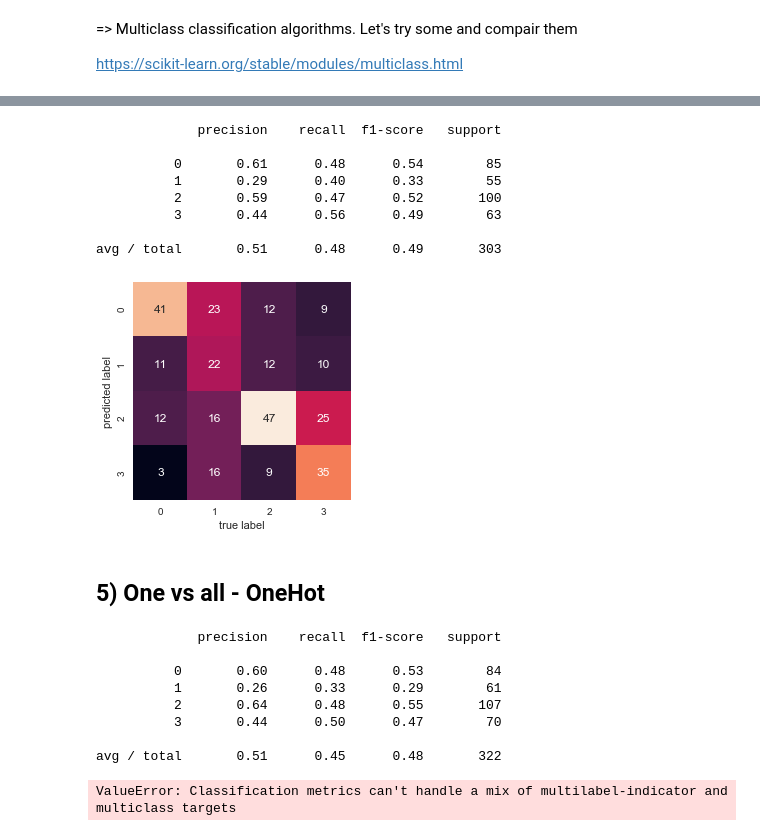
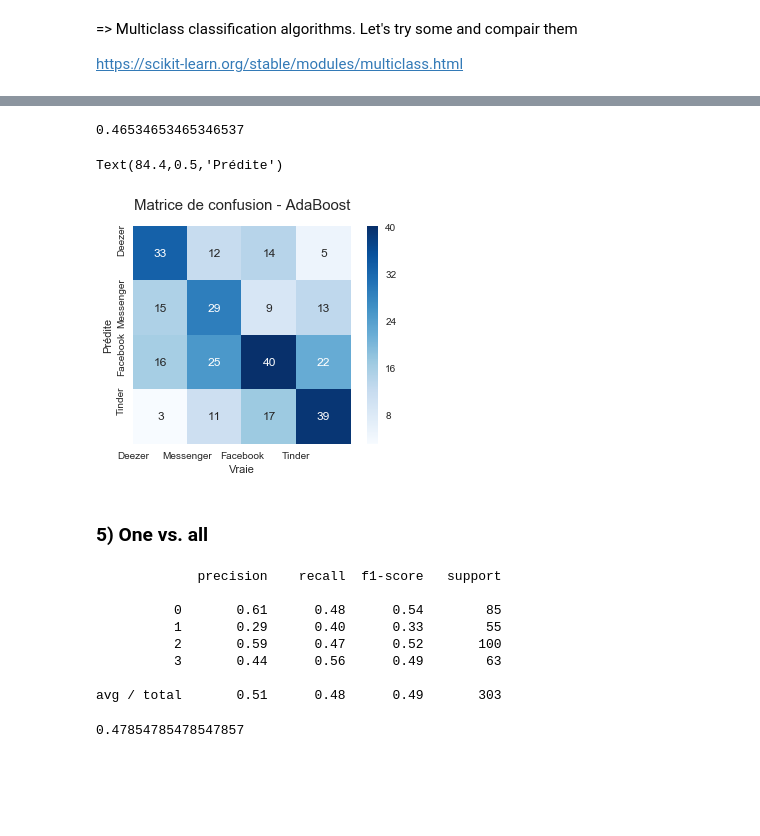
Before and after one commit to DatenBiene/Reco_Logo, a Jupyter notebook: Machine Learning on Logo Recognition - Soso.ipynb, the cells around one changed output, grey strips where cells are left out. Cells and saved outputs as stored; diff of their text form; code cells hidden in the pictures; blank space fills up the shorter version.

```diff
--- a/Machine Learning on Logo Recognition - Soso.ipynb
+++ b/Machine Learning on Logo Recognition - Soso.ipynb
@@ -332,0 +287,4 @@ plt.ylabel('predicted label');
+# %%
+AdaBoost = AdaBoostClassifier()
+AdaBoost.fit(Train_dic['data'], Train_dic['label_num'])
+ypred_ML4 = AdaBoost.predict(Test_dic['data'])
@@ -333,3 +302,26 @@ plt.ylabel('predicted label');
+# %%
+# Accuracy Score
+print(metrics.accuracy_score(ypred_ML4, Test_dic['label_num']))
+# %% [output]
+0.46534653465346537
+# %%
+# Matrice de confusion
+
+mat = confusion_matrix(Test_dic['label_num'], ypred_ML4)
+sns.heatmap(mat.T, cmap="Blues", square=True, annot=True)
+
+plt.title('Matrice de confusion - AdaBoost', y=1.05, size=15)
+
+tick_marks = np.arange(num_classes)
+plt.xticks(tick_marks, [num_to_label[i] for i in range(num_classes)])
+plt.yticks(tick_marks, [num_to_label[i] for i in range(num_classes)])
+plt.xlabel('Vraie')
+plt.ylabel('Prédite')
+# %% [output]
+Text(84.4,0.5,'Prédite')
+[figure, added]
+# %% [markdown]
+### 5) One vs. all
 # %%
 from sklearn.multiclass import OneVsRestClassifier
 from sklearn.svm import LinearSVC
@@ -348,14 +340,3 @@ print(metrics.classification_report(ypred_classique5, Test_Classique['label_num'
           3       0.44      0.56      0.49        63
 
 avg / total       0.51      0.48      0.49       303
-# %%
-# Matrice de confusion
-
-mat = confusion_matrix(Test_Classique['label_num'], ypred_classique5)
-sns.heatmap(mat.T, square=True, annot=True, fmt='d', cbar=False)
-plt.xlabel('true label')
-plt.ylabel('predicted label');
-# %% [output]
-[figure, removed]
-# %% [markdown]
-## 5) One vs all - OneHot
@@ -366,20 +343,5 @@ ypred_classique6 = OVR.predict(Test_Classique['data'])
-# %%
-print(metrics.classification_report(ypred_classique6, Test_Classique['label_OneHot']))
-# %% [output]
-             precision    recall  f1-score   support
-
-          0       0.60      0.48      0.53        84
-          1       0.26      0.33      0.29        61
-          2       0.64      0.48      0.55       107
-          3       0.44      0.50      0.47        70
-
-avg / total       0.51      0.45      0.48       322
-# %%
-# Matrice de confusion
-
-mat = confusion_matrix(Test_Classique['label_OneHot'], ypred_classique5)
-sns.heatmap(mat.T, square=True, annot=True, fmt='d', cbar=False)
-plt.xlabel('true label')
-plt.ylabel('predicted label');
-# %% [output]
-ValueError: Classification metrics can't handle a mix of multilabel-indicator and multiclass targets
+# %%
+# Accuracy Score
+print(metrics.accuracy_score(ypred_ML5, Test_dic['label_num']))
+# %% [output]
+0.47854785478547857
```
Also changed, not shown: parts of 60 cells of this notebook.
